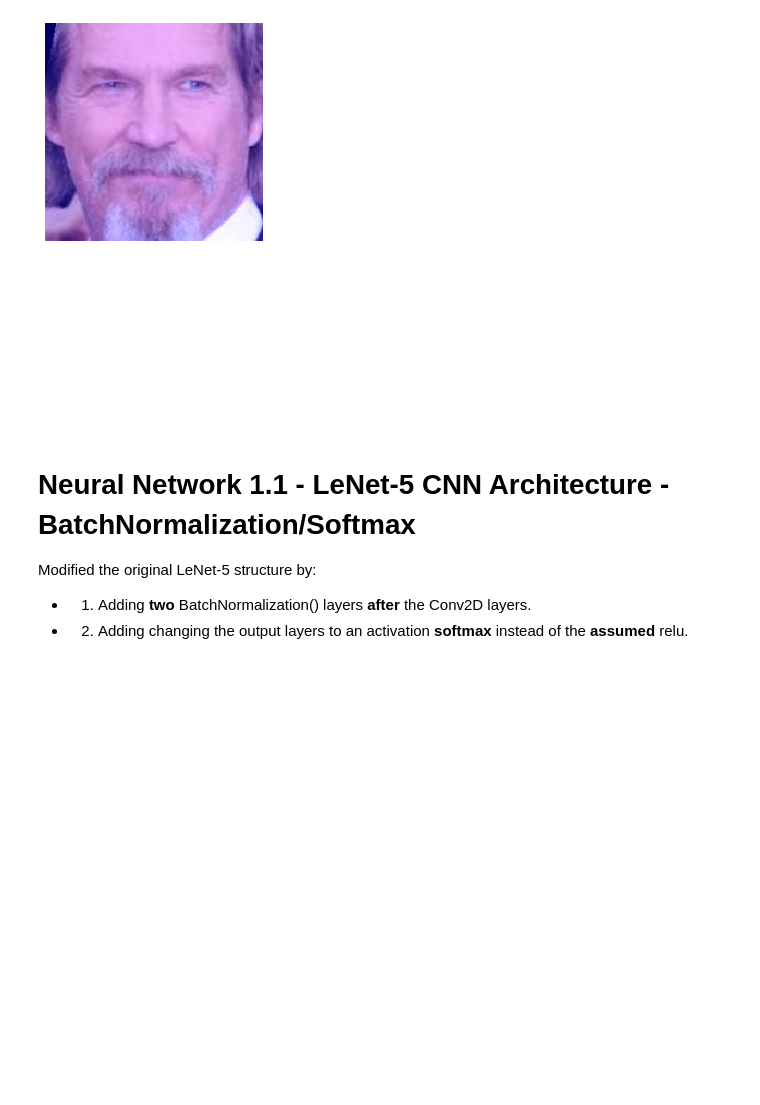
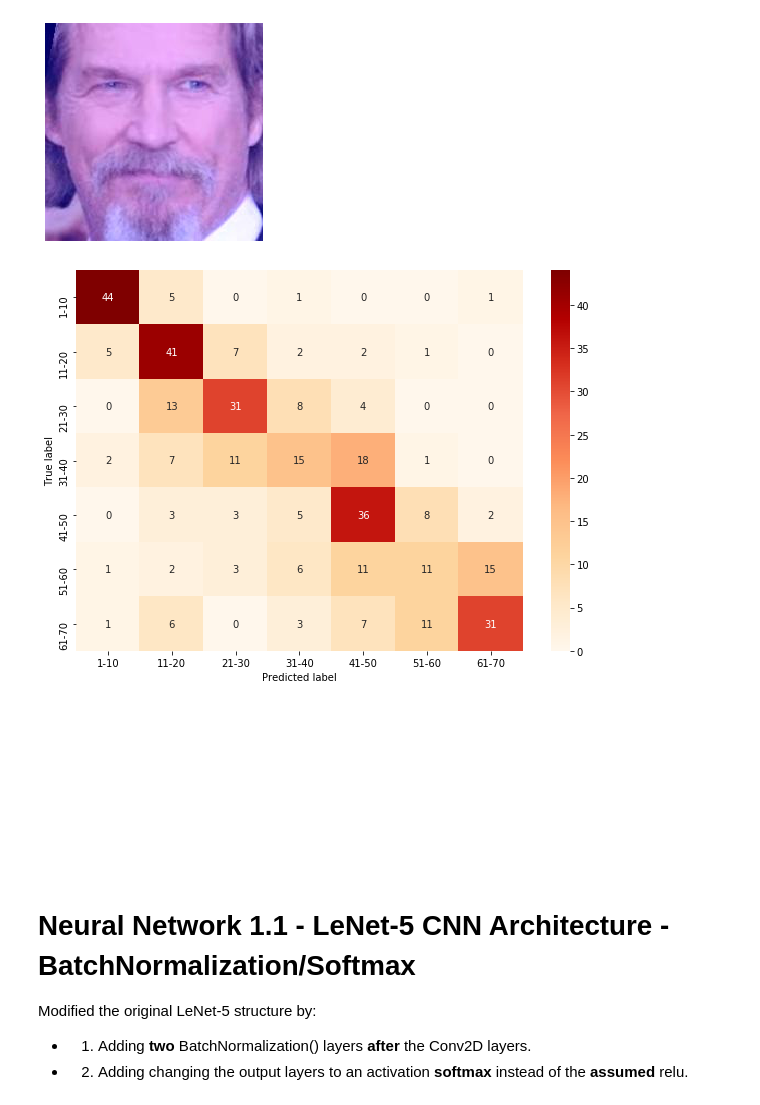
Before and after one commit to paulorijnberg/deep-learning-age-estimation, a Jupyter notebook: notebooks/neural-networks-UTKface_cropped-balanced.ipynb, the cells around one changed output. Saved outputs shown, nothing was run; the diff lists cells and outputs as text; code cells hidden in the pictures; blank space fills up the shorter version.

Commit message:
added confusion matrix function and ran it on all cropped and balanced models

```diff
--- a/notebooks/neural-networks-UTKface_cropped-balanced.ipynb
+++ b/notebooks/neural-networks-UTKface_cropped-balanced.ipynb
@@ -155,7 +157,8 @@ validation_datagen = train_datagen.flow_from_directory(directory   = validation_
 test_generator     = test_datagen.flow_from_directory(directory    = test_path,
                                                       target_size  = TARGET_SIZE,
                                                       color_mode   = COLOR_MODE,
-                                                      batch_size   = BATCH_SIZE)
+                                                      batch_size   = BATCH_SIZE,
+                                                      shuffle      = False)
 # %% [output]
 Found 6177 images belonging to 7 classes.
 Found 1629 images belonging to 7 classes.
@@ -264,6 +267,10 @@ plot_image_activation(model_path   = model_path,
 # %% [output]
 Predictions: [[0. 0. 0. 0. 1. 0. 0.]].
 [figure]
+# %%
+plot_confusion_matrix(model_path, best_val_score, test_generator)
+# %% [output]
+[figure, added]
 # %% [markdown]
 <br><br><br><br><br><br><br><br>
 # Neural Network 1.1 - LeNet-5 CNN Architecture - BatchNormalization/Softmax
```
Also changed, not shown: parts of 9 cells of this notebook, 2 other files.
